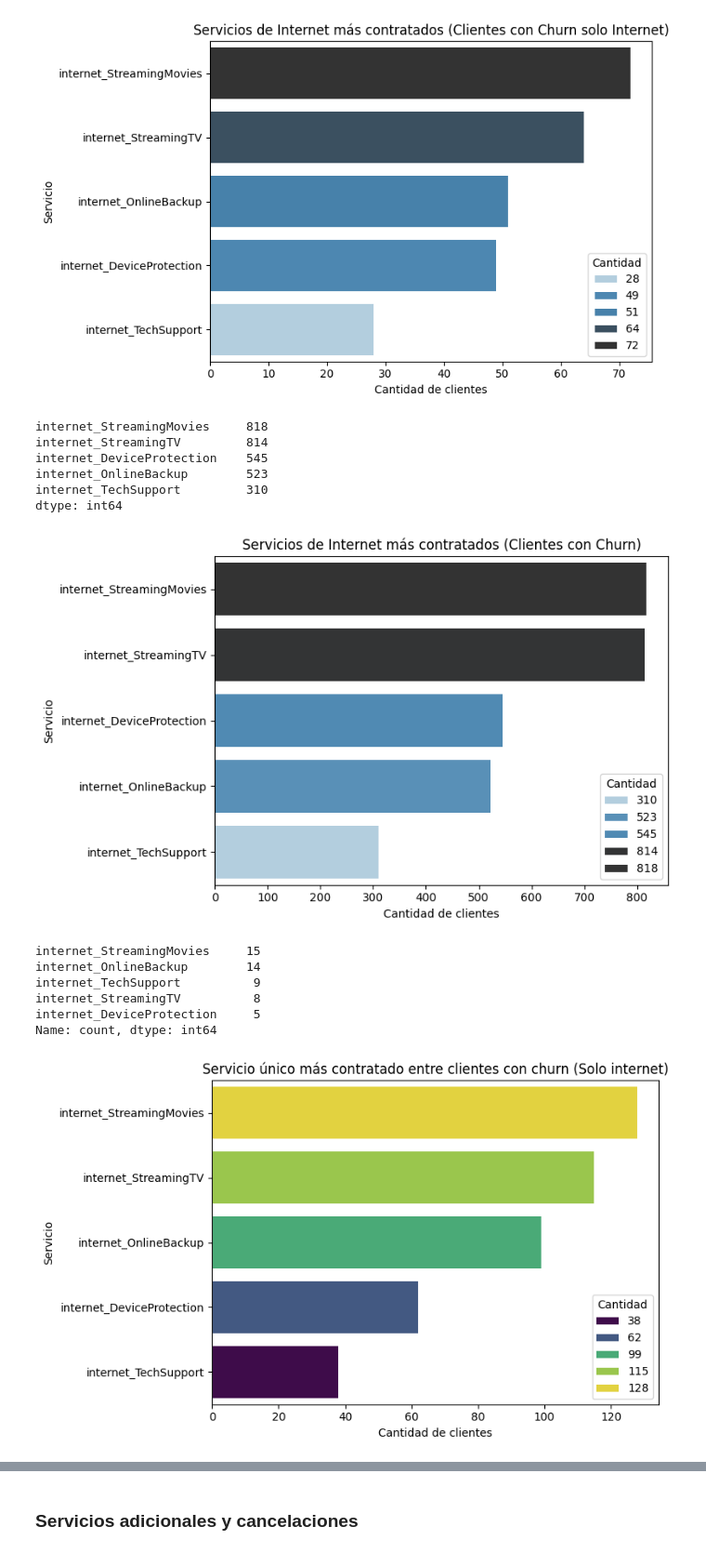
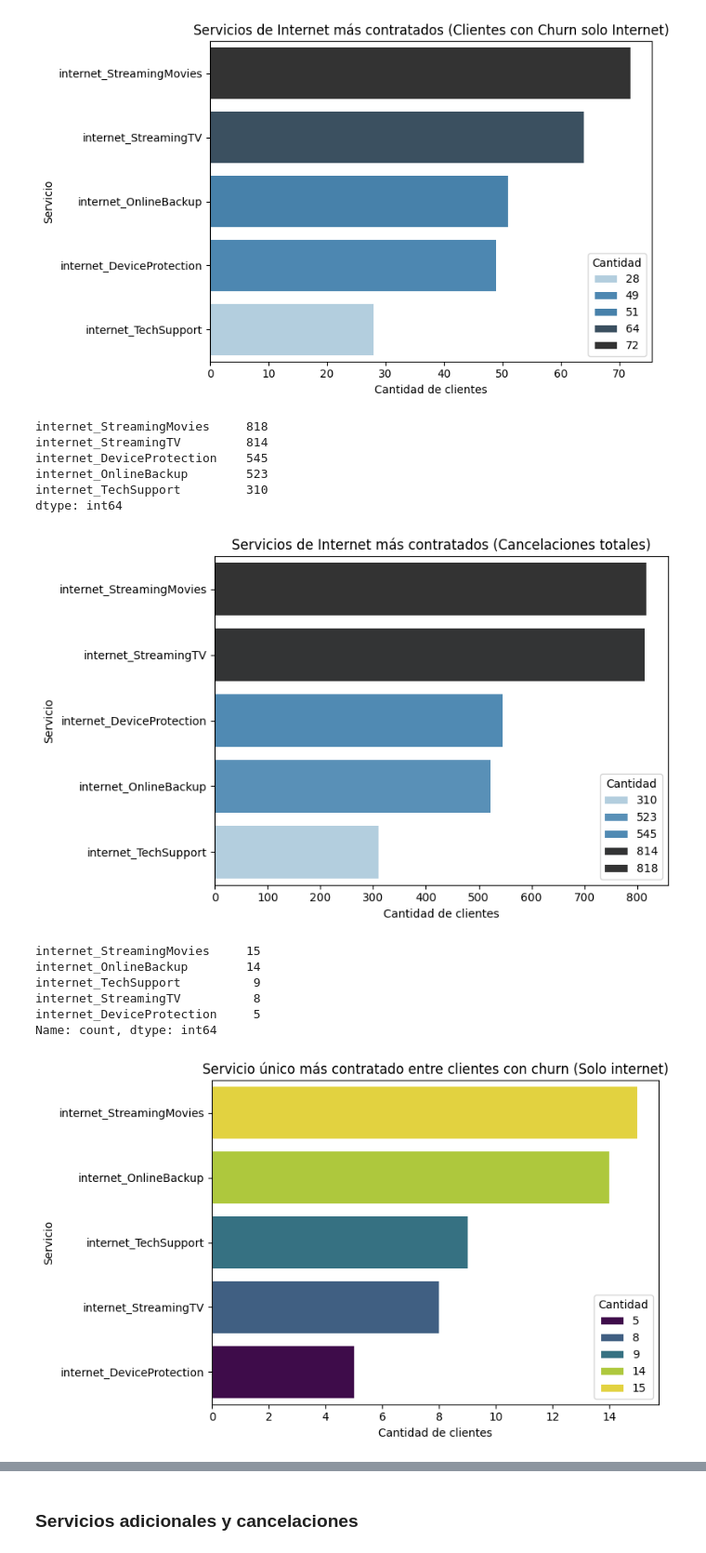
Before and after one commit to marsavil/telecom_x_challenge, a Jupyter notebook: TelecomX_LATAM.ipynb, the cells around one changed output, grey strips where cells are left out. Shown at 93% size. Saved outputs shown, nothing was run; the diff lists cells and outputs as text; code cells hidden in the pictures.

```diff
--- a/TelecomX_LATAM.ipynb
+++ b/TelecomX_LATAM.ipynb
@@ -428,25 +449,27 @@ internet_TechSupport         28
 dtype: int64
 [figure]
 # %%
+def servicios_contratados_y_cancelaciones():
+	# Contar cuántos clientes contrataron cada servicio
+	service_counts = (churn_total[internet_services] == 'Yes').sum().sort_values(ascending=False)
 
-# Contar cuántos clientes contrataron cada servicio
-service_counts = (churn_total[internet_services] == 'Yes').sum().sort_values(ascending=False)
+	# Mostrar los resultados
+	print(service_counts)
 
-# Mostrar los resultados
-print(service_counts)
+	# Convertir a DataFrame para graficar
+	service_counts_df = service_counts.reset_index()
+	service_counts_df.columns = ['Servicio', 'Cantidad']
 
-# Convertir a DataFrame para graficar
-service_counts_df = service_counts.reset_index()
-service_counts_df.columns = ['Servicio', 'Cantidad']
+	# Gráfico de barras
+	plt.figure(figsize=(8, 5))
+	sns.barplot(data=service_counts_df, x='Cantidad', y='Servicio', hue= 'Cantidad',palette='Blues_d')
+	plt.title('Servicios de Internet más contratados (Cancelaciones totales)')
+	plt.xlabel('Cantidad de clientes')
+	plt.ylabel('Servicio')
+	plt.tight_layout()
+	return plt
 
-# Gráfico de barras
-plt.figure(figsize=(8, 5))
-sns.barplot(data=service_counts_df, x='Cantidad', y='Servicio', hue= 'Cantidad',palette='Blues_d')
-plt.title('Servicios de Internet más contratados (Clientes con Churn)')
-plt.xlabel('Cantidad de clientes')
-plt.ylabel('Servicio')
-plt.tight_layout()
-plt.show()
+servicios_contratados_y_cancelaciones().show()
 # %% [output]
 internet_StreamingMovies     818
 internet_StreamingTV         814
@@ -454,7 +477,7 @@ internet_DeviceProtection    545
 internet_OnlineBackup        523
 internet_TechSupport         310
 dtype: int64
-[figure, old version]
+[figure, new version]
 # %%
 # Filtrar clientes que contrataron solo 1 servicio de Internet
 solo_un_servicio = churn_internet[churn_internet['num_services_yes'] == 1]
@@ -477,16 +500,19 @@ internet_StreamingTV          8
 internet_DeviceProtection     5
 Name: count, dtype: int64
 # %%
-servicio_counts_df = servicio_counts.reset_index()
-servicio_counts_df.columns = ['Servicio', 'Cantidad']
+def servicio_unico_clientes_solo_internet():
+	servicio_counts_df = servicio_counts.reset_index()
+	servicio_counts_df.columns = ['Servicio', 'Cantidad']
 
-plt.figure(figsize=(8, 5))
-sns.barplot(data=servicio_counts_df, x='Cantidad', y='Servicio', hue='Cantidad',palette='viridis')
-plt.title('Servicio único más contratado entre clientes con churn (Solo internet)')
-plt.xlabel('Cantidad de clientes')
-plt.ylabel('Servicio')
-plt.tight_layout()
-plt.show()
+	plt.figure(figsize=(8, 5))
+	sns.barplot(data=servicio_counts_df, x='Cantidad', y='Servicio', hue='Cantidad',palette='viridis')
+	plt.title('Servicio único más contratado entre clientes con churn (Solo internet)')
+	plt.xlabel('Cantidad de clientes')
+	plt.ylabel('Servicio')
+	plt.tight_layout()
+	return plt
+
+servicio_unico_clientes_solo_internet().show()
 # %% [output]
-[figure, old version]
+[figure, new version]
 # %%
```
Also changed, not shown: parts of 26 cells of this notebook, 33 other files.
